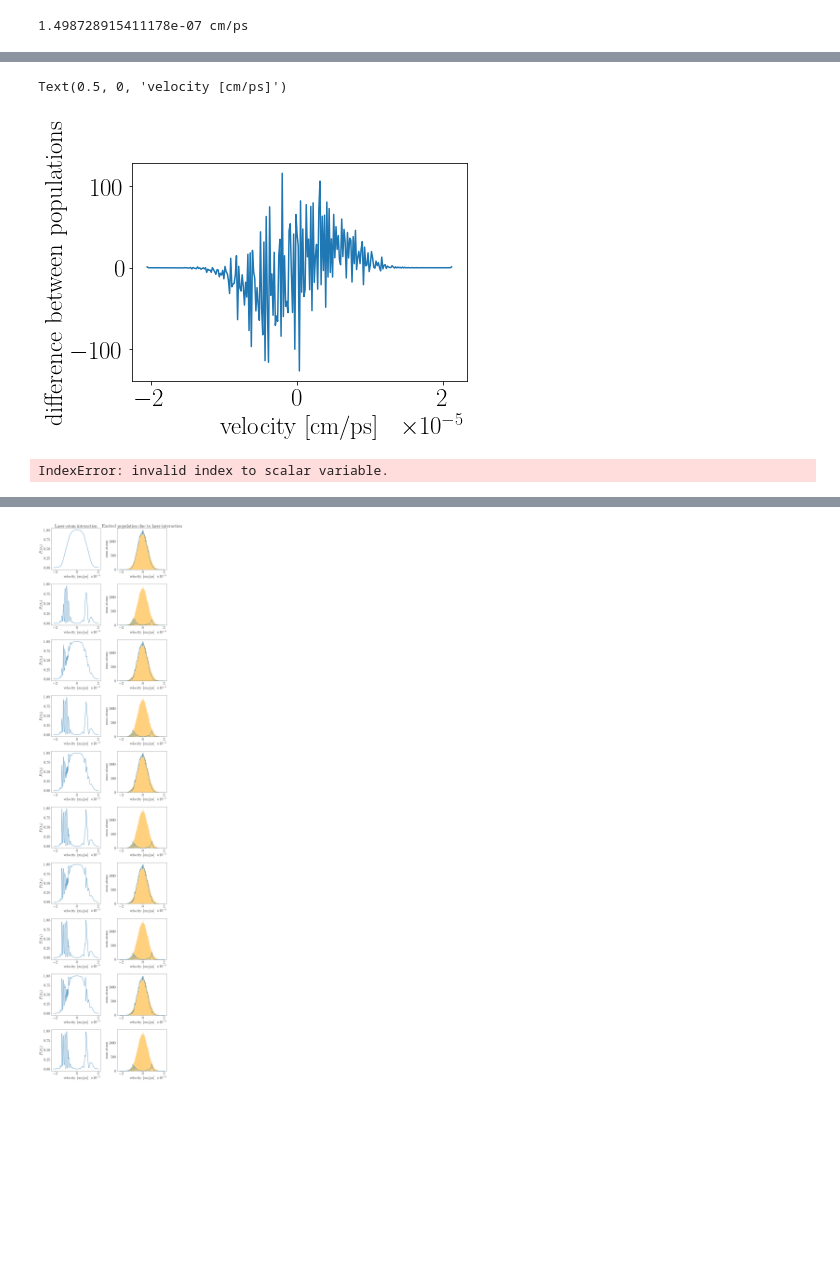
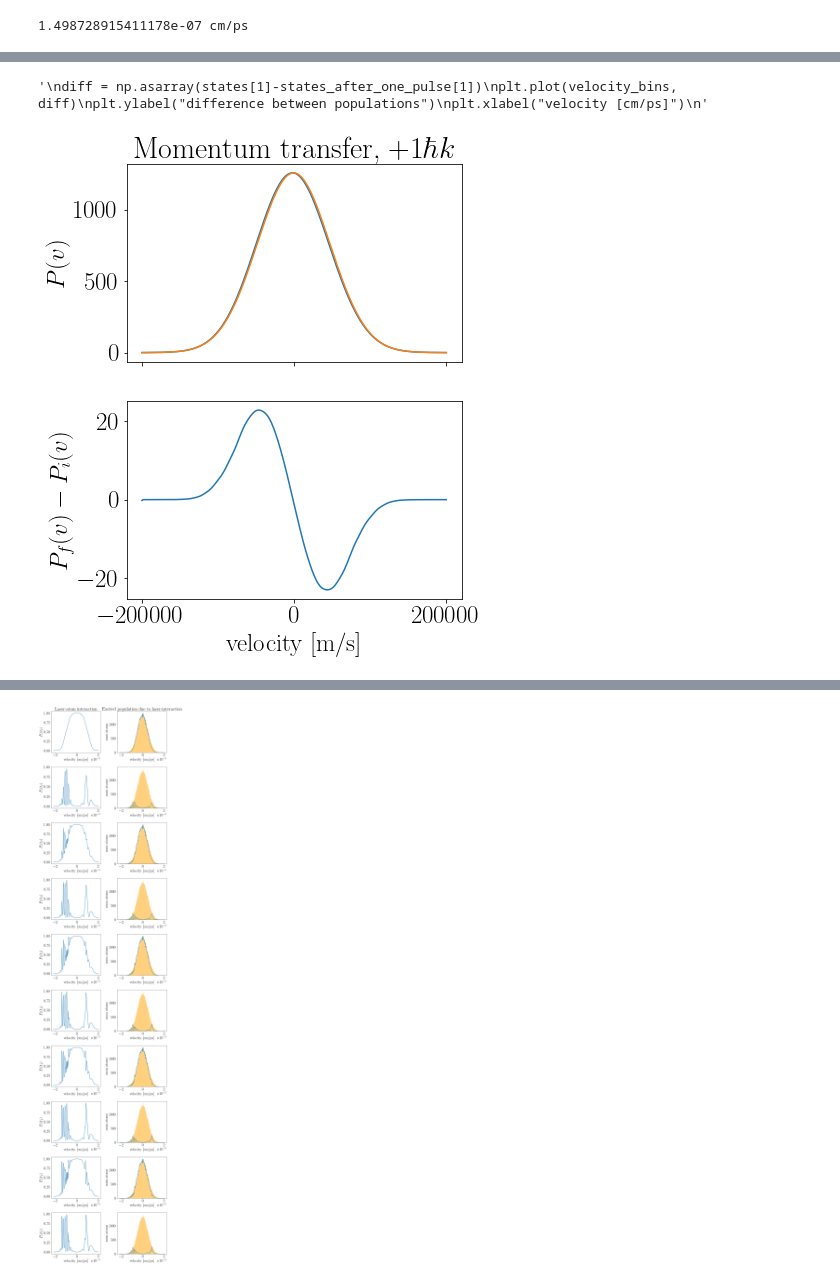
Before and after one commit to Yanaiski/master_thesis, a Jupyter notebook: basic_cmt.ipynb, the cells around one changed output, grey strips where cells are left out. Saved outputs shown, nothing was run; the diff lists cells and outputs as text; code cells hidden in the pictures; blank space fills up the shorter version.

```diff
--- a/basic_cmt.ipynb
+++ b/basic_cmt.ipynb
@@ -130,23 +162,40 @@ plt.show()
 # %%
+"""
 diff = np.asarray(states[1]-states_after_one_pulse[1])
 plt.plot(velocity_bins, diff)
 plt.ylabel("difference between populations")
 plt.xlabel("velocity [cm/ps]")
+"""
 # %% [output]
-Text(0.5, 0, 'velocity [cm/ps]')
+'\ndiff = np.asarray(states[1]-states_after_one_pulse[1])\nplt.plot(velocity_bins, diff)\nplt.ylabel("difference between populations")\nplt.xlabel("velocity [cm/ps]")\n'
-[figure, removed]
-# %%
-test_detuning = 2*np.pi*(-152e-3) #THz
-test_chirp = 0 #THz
-test_rabi0 = 2*np.pi*(240e-3) #THz
-test_states = evolve(omega0,test_detuning,test_chirp,test_rabi0,pulse_duration)
-test_final_pops = np.asarray([np.abs(final_states[i][1][0][0]) for i in range(len(final_states))])
-test_states_after_one_pulse = update_states(states[1],test_final_pops)
-test_diff = np.asarray(states[1]-test_states_after_one_pulse[1])
-# %% [output]
-IndexError: invalid index to scalar variable.
+# %%
+# momentum is +/- 1 units of photon momentum,
+# and depends on the direction of the incoming laser.
+def update_states(pops, transitions, momentum):
+    temp_pops = pops
+    new_pops = np.zeros(N_bins)
+    if momentum == +1:
+        for i in range(1,N_bins-1):
+            transition = np.abs(transitions[i][1][0][0])
+            new_pops[i] = temp_pops[i]*(1-transition) + temp_pops[i+1]*transition
+    elif momentum == -1:
+        for i in range(N_bins-1,1, -1):
+            transition = np.abs(transitions[i][1][0][0])
+            new_pops[i] = temp_pops[i]*(1-transition) + temp_pops[i-1]*transition
+    return new_pops
 # %%
-plt.plot(velocity_bins,states[1],color="orange",alpha=0.50)
-plt.plot(velocity_bins,test_states_after_one_pulse[1])
+new_population = update_states(populations,final_states,+1)
+fig,axs = plt.subplots(2,figsize=(6,8),sharex=True)
+
+axs[0].plot(velocity_bins*1e10,new_population)
+axs[0].plot(velocity_bins*1e10,populations)
+axs[1].plot(velocity_bins*1e10,new_population-populations)
+axs[1].set_xlabel("velocity [m/s]")
+axs[0].set_ylabel(r"$P(v)$")
+axs[1].set_ylabel(r"$P_f(v)-P_i(v)$")
+axs[0].set_title(r"Momentum transfer, $+1\hbar k$")
+plt.savefig("figures/cmt/momentum_transfer_plus_one.jpg")
 plt.show()
+# %% [output]
+[figure, added]
 # %%
```
Also changed, not shown: parts of 13 cells of this notebook.
